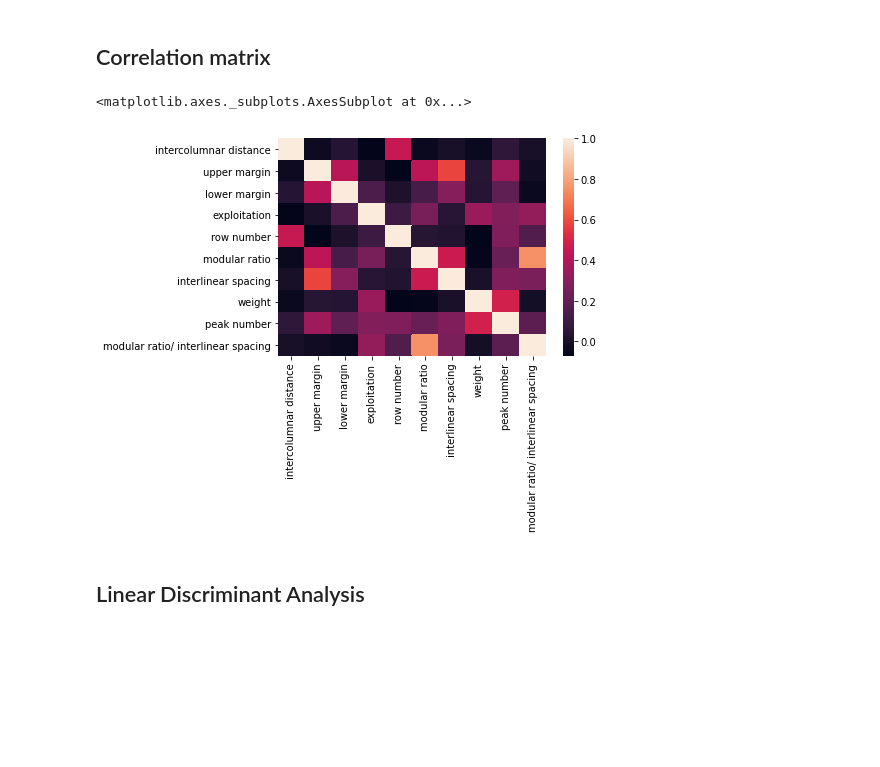
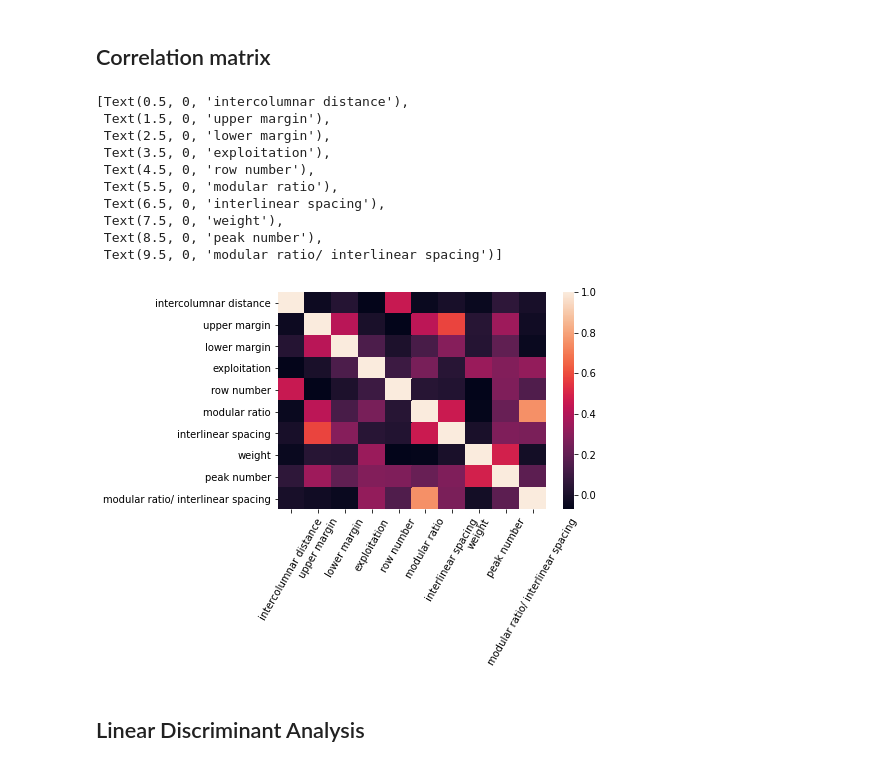
Before and after one commit to Nelo781/Project-Python-A4, a Jupyter notebook: Projet final/Code.py.ipynb, the cells around one changed output. Cells and saved outputs as stored; diff of their text form; code cells hidden in the pictures; blank space fills up the shorter version.

```diff
--- a/Projet final/Code.py.ipynb
+++ b/Projet final/Code.py.ipynb
@@ -94,11 +94,20 @@ sns.barplot(ax = axes[1,4],y=train_data["modular ratio/ interlinear spacing"], x
 # %% [markdown]
 ## Correlation matrix
 # %%
-
-sns.heatmap(X_train.corr())
+map = sns.heatmap(X_train.corr())
+map.set_xticklabels(test_data.columns[:-1], rotation = 60)
 # %% [output]
-<matplotlib.axes._subplots.AxesSubplot at 0x...>
+[Text(0.5, 0, 'intercolumnar distance'),
+ Text(1.5, 0, 'upper margin'),
+ Text(2.5, 0, 'lower margin'),
+ Text(3.5, 0, 'exploitation'),
+ Text(4.5, 0, 'row number'),
+ Text(5.5, 0, 'modular ratio'),
+ Text(6.5, 0, 'interlinear spacing'),
+ Text(7.5, 0, 'weight'),
+ Text(8.5, 0, 'peak number'),
+ Text(9.5, 0, 'modular ratio/ interlinear spacing')]
-[figure, old version]
+[figure, new version]
 # %% [markdown]
 ## Linear Discriminant Analysis
 # %%
```
Also changed, not shown: parts of 4 cells of this notebook.
